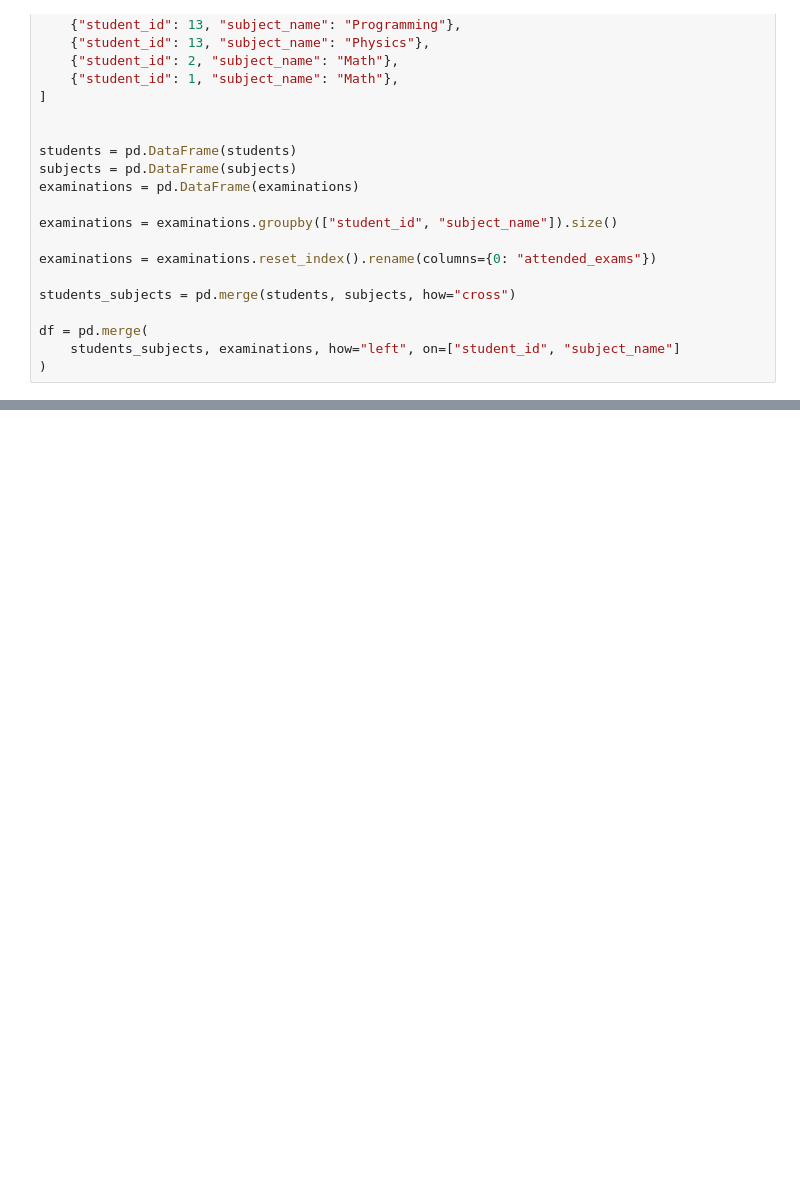
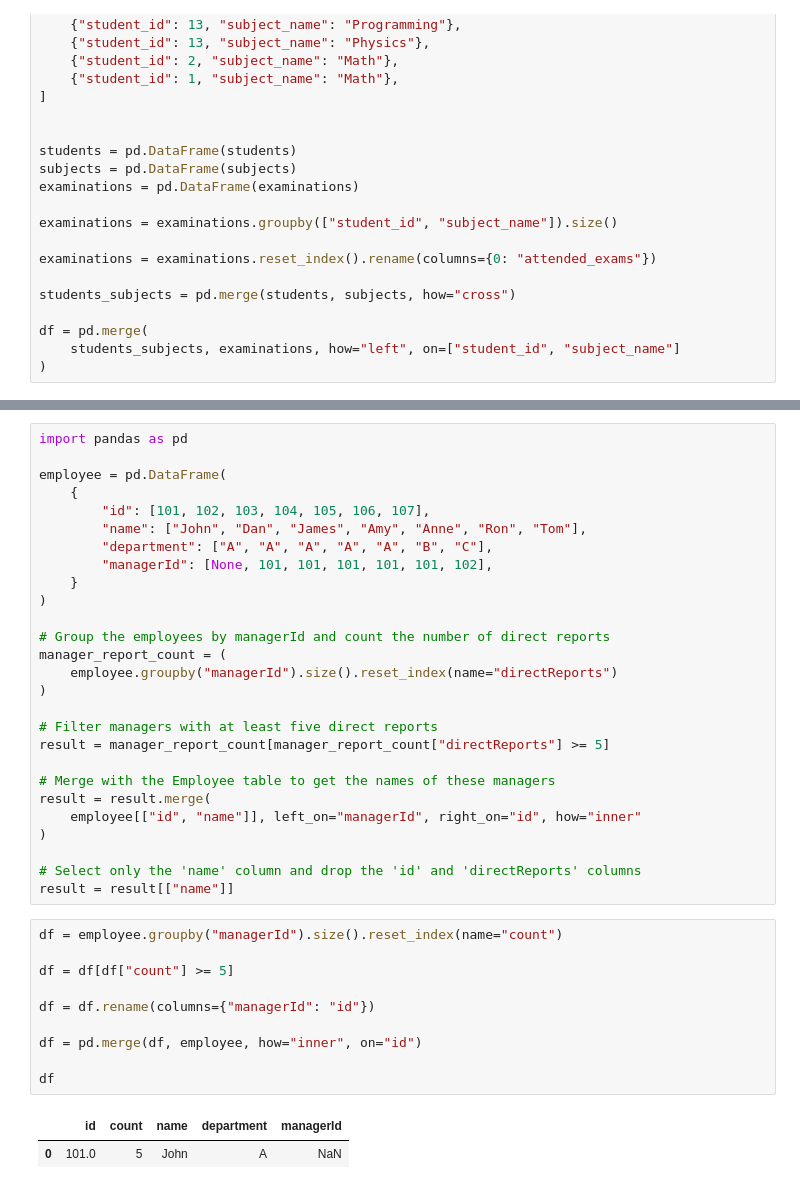
Before and after one commit to Drblessing/leetcode, a Jupyter notebook: Pandas/scratch.ipynb, the cells around one changed output, grey strips where cells are left out. Drawn from its saved outputs; the diff is of its cells as text; blank space fills up the shorter version.

```diff
--- a/Pandas/scratch.ipynb
+++ b/Pandas/scratch.ipynb
@@ -914,0 +937,40 @@ df.groupby("student_name")
+# %%
+import pandas as pd
+
+employee = pd.DataFrame(
+    {
+        "id": [101, 102, 103, 104, 105, 106, 107],
+        "name": ["John", "Dan", "James", "Amy", "Anne", "Ron", "Tom"],
+        "department": ["A", "A", "A", "A", "A", "B", "C"],
+        "managerId": [None, 101, 101, 101, 101, 101, 102],
+    }
+)
+
+# Group the employees by managerId and count the number of direct reports
+manager_report_count = (
+    employee.groupby("managerId").size().reset_index(name="directReports")
+)
+
+# Filter managers with at least five direct reports
+result = manager_report_count[manager_report_count["directReports"] >= 5]
+
+# Merge with the Employee table to get the names of these managers
+result = result.merge(
+    employee[["id", "name"]], left_on="managerId", right_on="id", how="inner"
+)
+
+# Select only the 'name' column and drop the 'id' and 'directReports' columns
+result = result[["name"]]
+# %%
+df = employee.groupby("managerId").size().reset_index(name="count")
+
+df = df[df["count"] >= 5]
+
+df = df.rename(columns={"managerId": "id"})
+
+df = pd.merge(df, employee, how="inner", on="id")
+
+df
+# %% [output]
+|  | id | count | name | department | managerId |
+| 0 | 101.0 | 5 | John | A | NaN |
```
Also changed, not shown: parts of 2 cells of this notebook, 2 other files.
